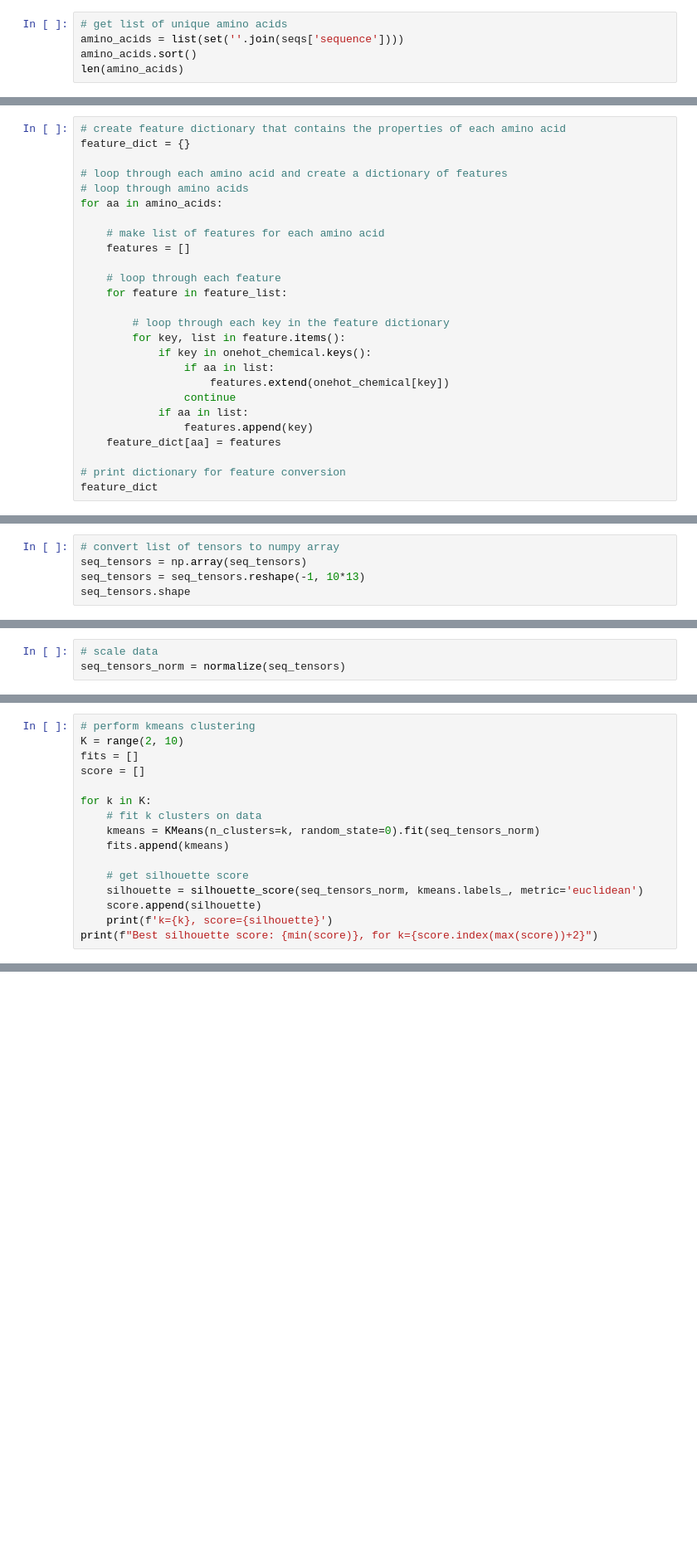
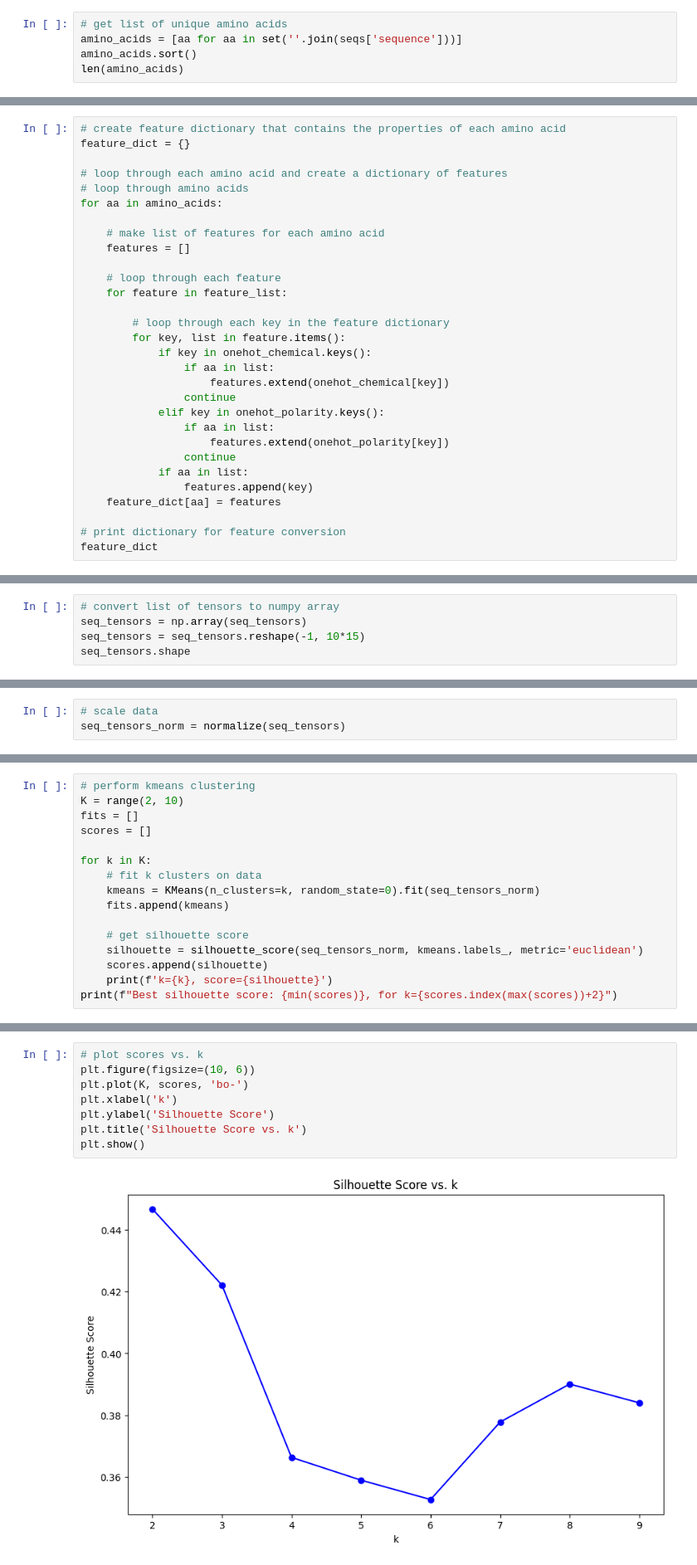
Before and after one commit to pikruse/cluster-mht, a Jupyter notebook: notebooks/Cluster.ipynb, the cells around one changed output, grey strips where cells are left out. Shown at 83% size. Saved outputs shown, nothing was run; the diff lists cells and outputs as text; blank space fills up the shorter version.

Commit message:
added plotting, other changes

```diff
--- a/notebooks/Cluster.ipynb
+++ b/notebooks/Cluster.ipynb
@@ -42,7 +49,7 @@ np.unique(seqs['sequence'].apply(len))
 array([10])
 # %%
 # get list of unique amino acids
-amino_acids = list(set(''.join(seqs['sequence'])))
+amino_acids = [aa for aa in set(''.join(seqs['sequence']))]
 amino_acids.sort()
 len(amino_acids)
 # %% [output]
@@ -159,6 +184,10 @@ for aa in amino_acids:
                 if aa in list:
                     features.extend(onehot_chemical[key])
                 continue
+            elif key in onehot_polarity.keys():
+                if aa in list:
+                    features.extend(onehot_polarity[key])
+                continue
             if aa in list:
                 features.append(key)
     feature_dict[aa] = features
@@ -214,6 +257,6 @@ print(len(names))
 # %%
 # convert list of tensors to numpy array
 seq_tensors = np.array(seq_tensors)
-seq_tensors = seq_tensors.reshape(-1, 10*13)
+seq_tensors = seq_tensors.reshape(-1, 10*15)
 seq_tensors.shape
 # %% [output]
@@ -251,7 +287,7 @@ plt.show()
 # perform kmeans clustering
 K = range(2, 10)
 fits = []
-score = []
+scores = []
 
 for k in K:
     # fit k clusters on data
@@ -260,7 +296,7 @@ for k in K:
 
     # get silhouette score
     silhouette = silhouette_score(seq_tensors_norm, kmeans.labels_, metric='euclidean')
-    score.append(silhouette)
+    scores.append(silhouette)
     print(f'k={k}, score={silhouette}')
-print(f"Best silhouette score: {min(score)}, for k={score.index(max(score))+2}")
+print(f"Best silhouette score: {min(scores)}, for k={scores.index(max(scores))+2}")
 # %% [output]
@@ -295,0 +312,10 @@ with plt.style.context('ggplot'):
+# %%
+# plot scores vs. k
+plt.figure(figsize=(10, 6))
+plt.plot(K, scores, 'bo-')
+plt.xlabel('k')
+plt.ylabel('Silhouette Score')
+plt.title('Silhouette Score vs. k')
+plt.show()
+# %% [output]
+[figure, added]
```
Also changed, not shown: parts of 17 cells of this notebook.
